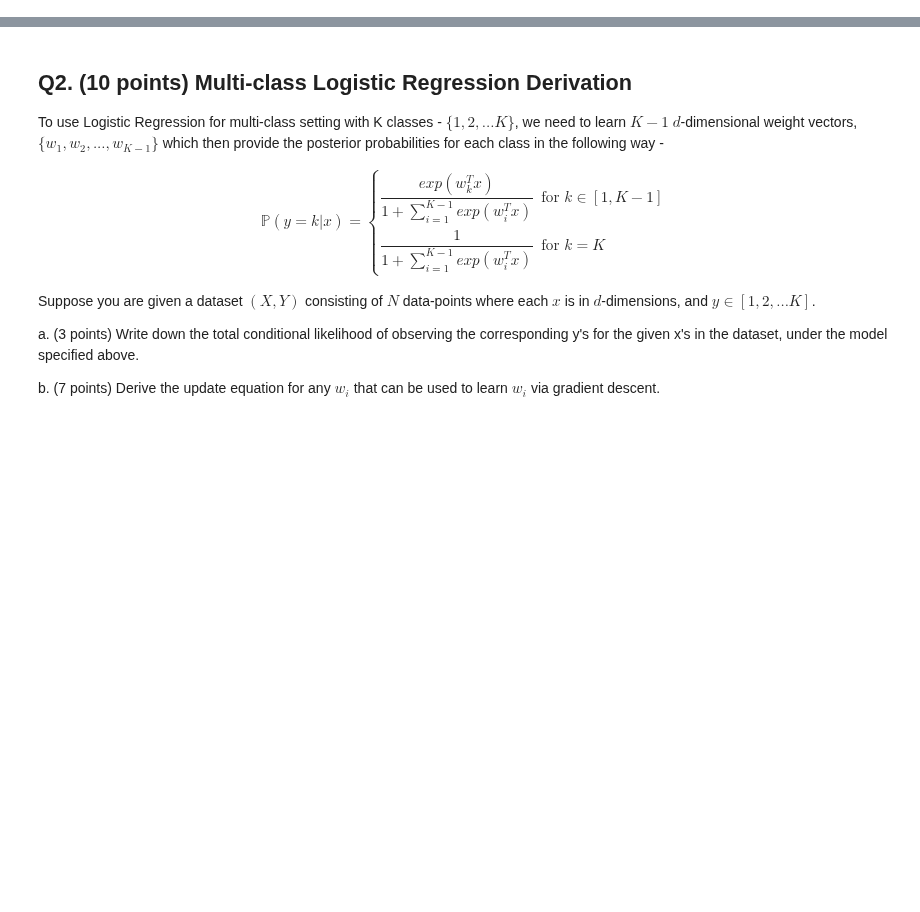
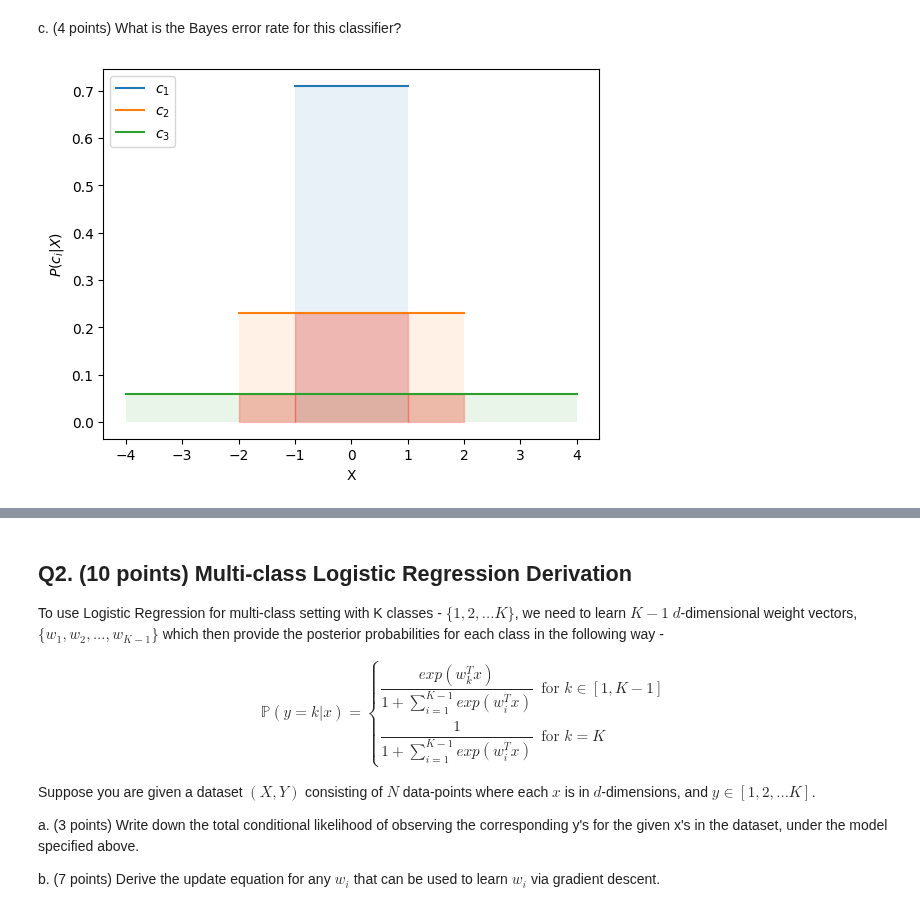
Before and after one commit to psinha25/ece381-aml, a Jupyter notebook: hw4/HW-4.ipynb, the cells around one changed output, grey strips where cells are left out. Cells and saved outputs as stored; diff of their text form; code cells hidden in the pictures; blank space fills up the shorter version.

```diff
--- a/hw4/HW-4.ipynb
+++ b/hw4/HW-4.ipynb
@@ -19,0 +103,18 @@ c. (4 points) What is the Bayes Error rate for this classifier?
+# %% [markdown]
+
+c. (4 points) What is the Bayes error rate for this classifier?
+# %%
+plot_posterior(np.linspace(-1, 1), 0.71, '$c_1$')
+plot_posterior(np.linspace(-2, 2), 0.23, '$c_2$')
+plot_posterior(np.linspace(-4, 4), 0.06, '$c_3$')
+
+plt.fill_between(np.linspace(-1, 1), 0.23, color='red', alpha=0.2)
+plt.fill_between(np.linspace(-2, -1), 0.06, color='red', alpha=0.2)
+plt.fill_between(np.linspace(1, 2), 0.06, color='red', alpha=0.2)
+
+plt.ylabel('$P(c_i|X)$')
+plt.xlabel('X')
+plt.legend(loc='upper left')
+plt.show()
+# %% [output]
+[figure, added]
```
Also changed, not shown: parts of 8 cells of this notebook.
